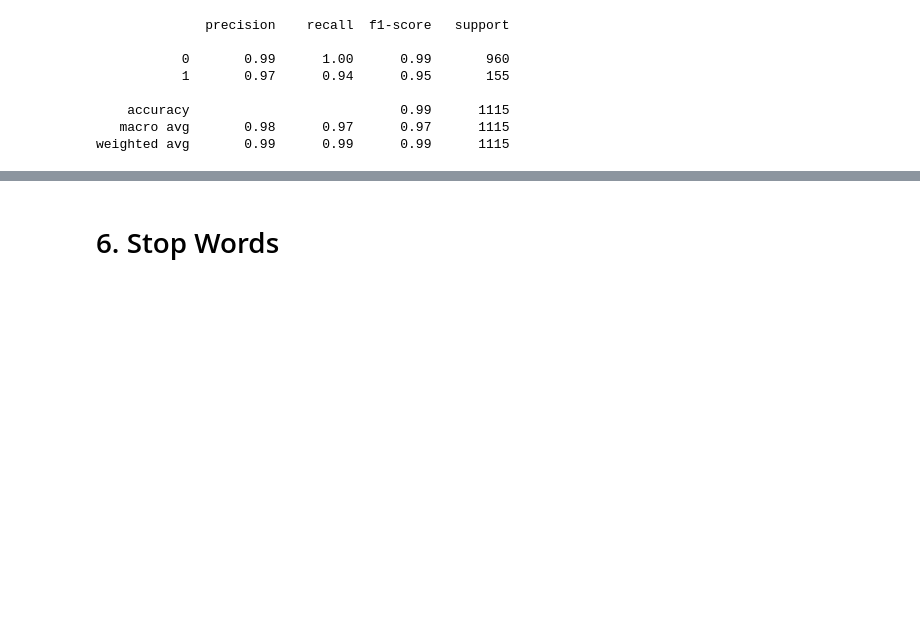
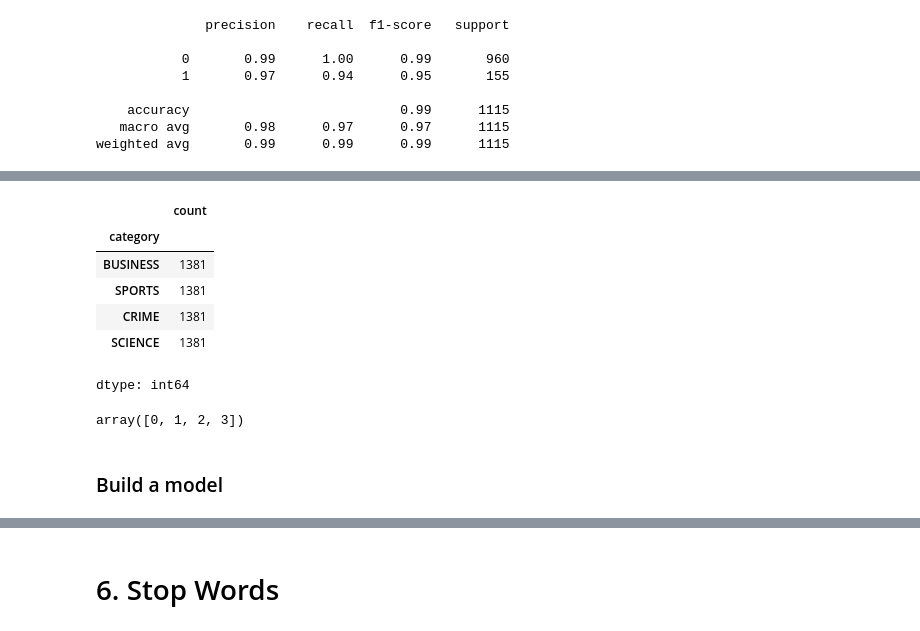
Before and after one commit to Dforouzanfar/Machine_Learning, a Jupyter notebook: 3. Applications/1. Text Mining/Spacy.ipynb, the cells around one changed output, grey strips where cells are left out. Saved outputs shown, nothing was run; the diff lists cells and outputs as text; code cells hidden in the pictures; blank space fills up the shorter version.

```diff
--- a/3. Applications/1. Text Mining/Spacy.ipynb
+++ b/3. Applications/1. Text Mining/Spacy.ipynb
@@ -513,0 +629,18 @@ weighted avg       0.99      0.99      0.99      1115
+# %%
+min_sample = df["category"].value_counts().min()
+
+df_business = df[df["category"]=="BUSINESS"].sample(min_sample, random_state=42)
+df_sports = df[df["category"]=="SPORTS"].sample(min_sample, random_state=42)
+df_crime = df[df["category"]=="CRIME"].sample(min_sample, random_state=42)
+df_science = df[df["category"]=="SCIENCE"].sample(min_sample, random_state=42)
+# %%
+df_balanced = pd.concat([df_business, df_sports, df_crime, df_science])
+df_balanced["category"].value_counts()
+# %% [output]
+|  | count |
+| category |  |
+| BUSINESS | 1381 |
+| SPORTS | 1381 |
+| CRIME | 1381 |
+| SCIENCE | 1381 |
+dtype: int64
@@ -513,0 +652,6 @@ weighted avg       0.99      0.99      0.99      1115
+# %%
+df_balanced["category"].unique()
+# %% [output]
+array([0, 1, 2, 3])
+# %% [markdown]
+### Build a model
```
Also changed, not shown: parts of 27 cells of this notebook.
